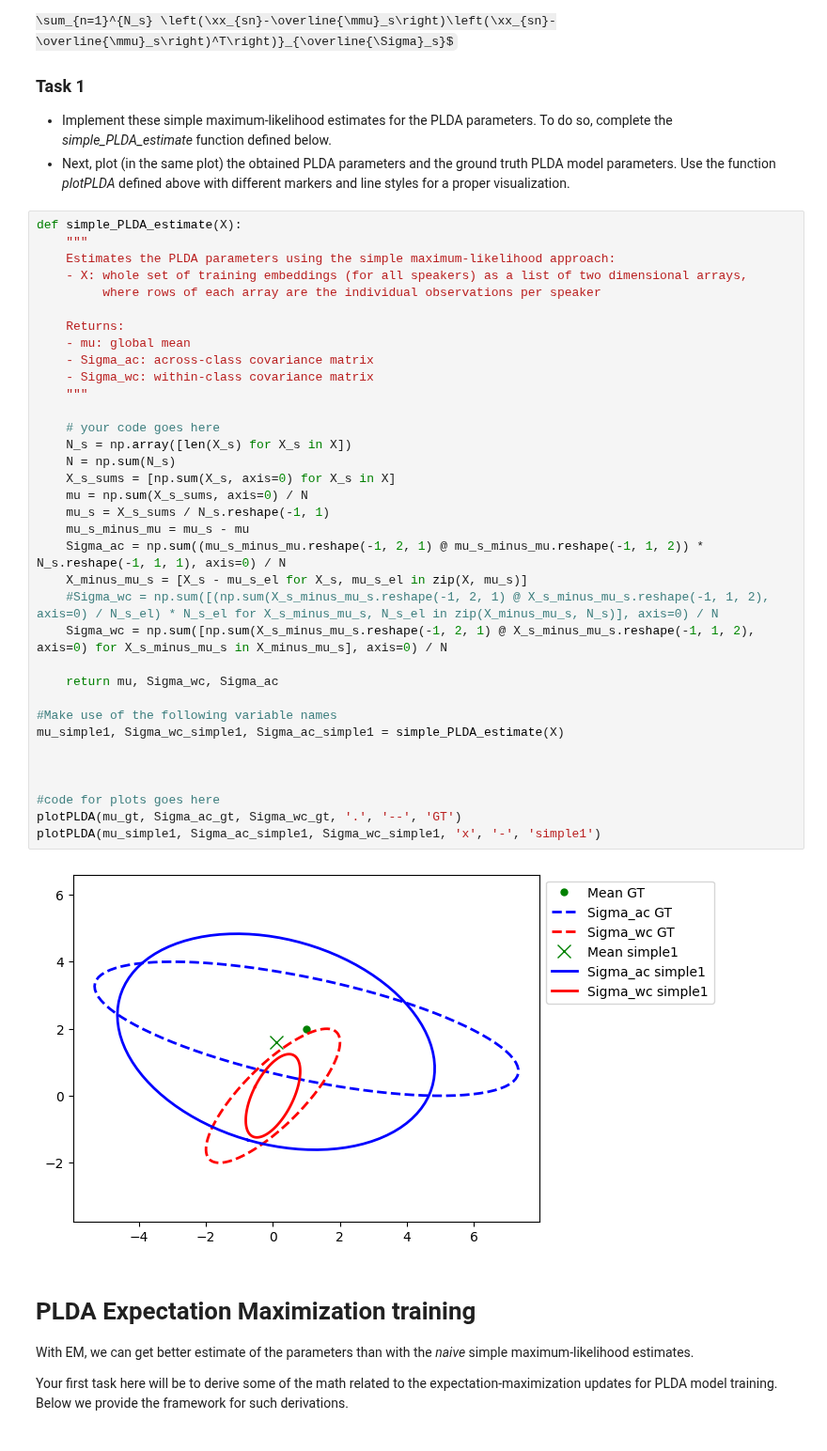
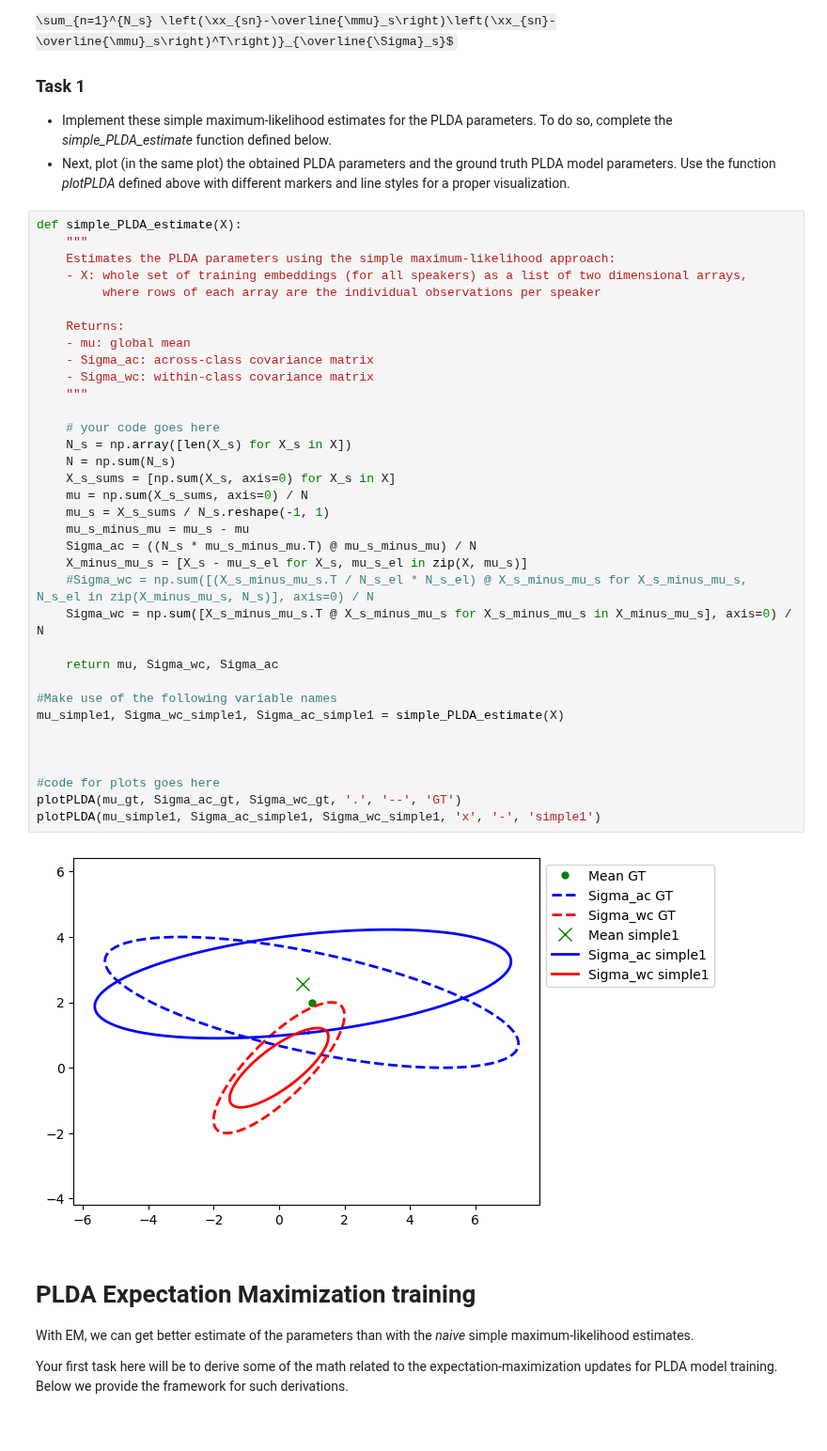
Before and after one commit to NejedlyDominik/vut-fit-BAYa-project, a Jupyter notebook: BAYa_Assignment2023_PLDA.ipynb, the cells around one changed output. Shown at 94% size. Cells and saved outputs as stored; diff of their text form; some formulas as TeX source.

```diff
--- a/BAYa_Assignment2023_PLDA.ipynb
+++ b/BAYa_Assignment2023_PLDA.ipynb
@@ -275,37 +275,37 @@ def simple_PLDA_estimate(X):
     Estimates the PLDA parameters using the simple maximum-likelihood approach:
     - X: whole set of training embeddings (for all speakers) as a list of two dimensional arrays,
          where rows of each array are the individual observations per speaker
 
     Returns:
     - mu: global mean
     - Sigma_ac: across-class covariance matrix
     - Sigma_wc: within-class covariance matrix
     """
 
     # your code goes here
     N_s = np.array([len(X_s) for X_s in X])
     N = np.sum(N_s)
     X_s_sums = [np.sum(X_s, axis=0) for X_s in X]
     mu = np.sum(X_s_sums, axis=0) / N
     mu_s = X_s_sums / N_s.reshape(-1, 1)
     mu_s_minus_mu = mu_s - mu
-    Sigma_ac = np.sum((mu_s_minus_mu.reshape(-1, 2, 1) @ mu_s_minus_mu.reshape(-1, 1, 2)) * N_s.reshape(-1, 1, 1), axis=0) / N
+    Sigma_ac = ((N_s * mu_s_minus_mu.T) @ mu_s_minus_mu) / N
     X_minus_mu_s = [X_s - mu_s_el for X_s, mu_s_el in zip(X, mu_s)]
-    #Sigma_wc = np.sum([(np.sum(X_s_minus_mu_s.reshape(-1, 2, 1) @ X_s_minus_mu_s.reshape(-1, 1, 2), axis=0) / N_s_el) * N_s_el for X_s_minus_mu_s, N_s_el in zip(X_minus_mu_s, N_s)], axis=0) / N
-    Sigma_wc = np.sum([np.sum(X_s_minus_mu_s.reshape(-1, 2, 1) @ X_s_minus_mu_s.reshape(-1, 1, 2), axis=0) for X_s_minus_mu_s in X_minus_mu_s], axis=0) / N
+    #Sigma_wc = np.sum([(X_s_minus_mu_s.T / N_s_el * N_s_el) @ X_s_minus_mu_s for X_s_minus_mu_s, N_s_el in zip(X_minus_mu_s, N_s)], axis=0) / N
+    Sigma_wc = np.sum([X_s_minus_mu_s.T @ X_s_minus_mu_s for X_s_minus_mu_s in X_minus_mu_s], axis=0) / N
 
     return mu, Sigma_wc, Sigma_ac
 
 #Make use of the following variable names
 mu_simple1, Sigma_wc_simple1, Sigma_ac_simple1 = simple_PLDA_estimate(X)
 
 
 
 #code for plots goes here
 plotPLDA(mu_gt, Sigma_ac_gt, Sigma_wc_gt, '.', '--', 'GT')
 plotPLDA(mu_simple1, Sigma_ac_simple1, Sigma_wc_simple1, 'x', '-', 'simple1')
 # %% [output]
-[figure, old version]
+[figure, new version]
 # %% [markdown]
 # PLDA Expectation Maximization training
 
```
Also changed, not shown: parts of 10 cells of this notebook.
